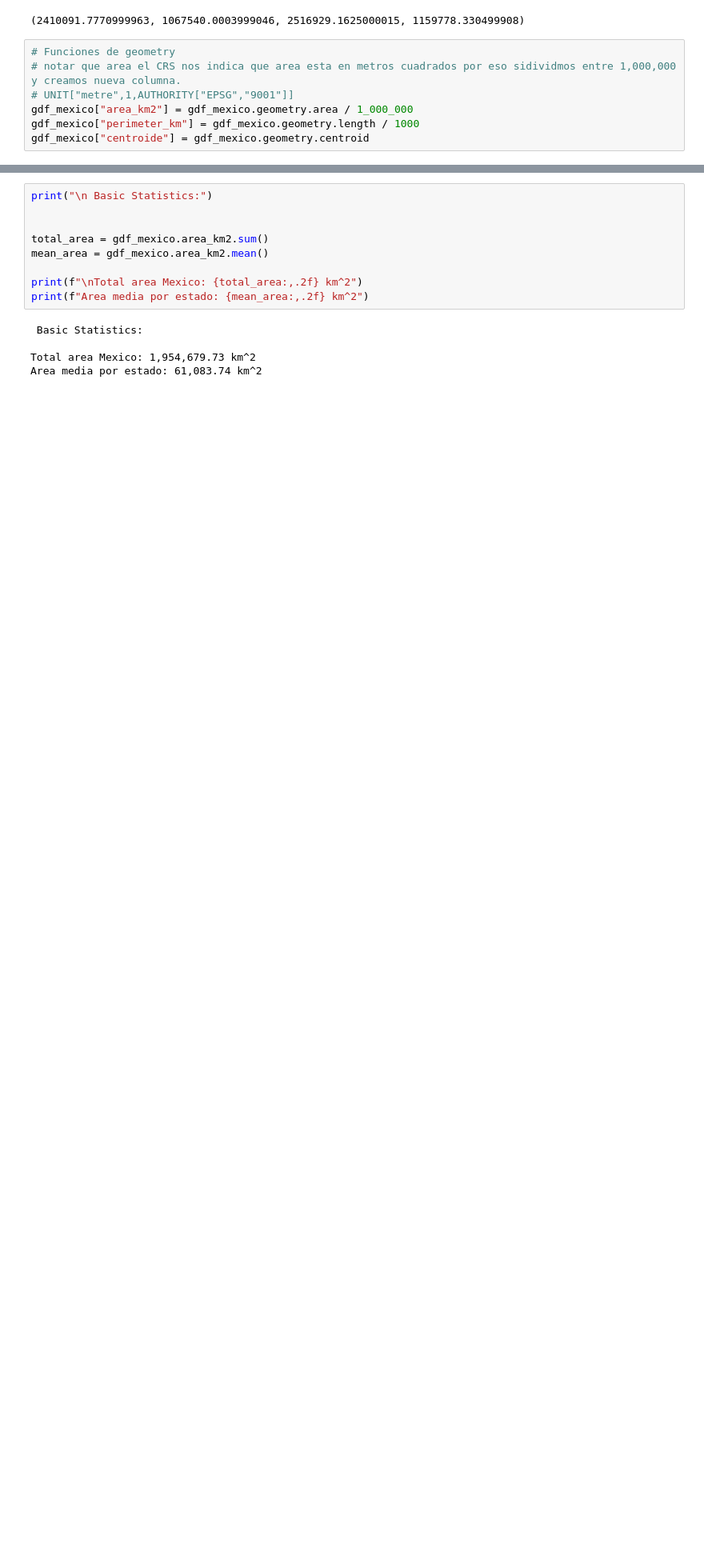
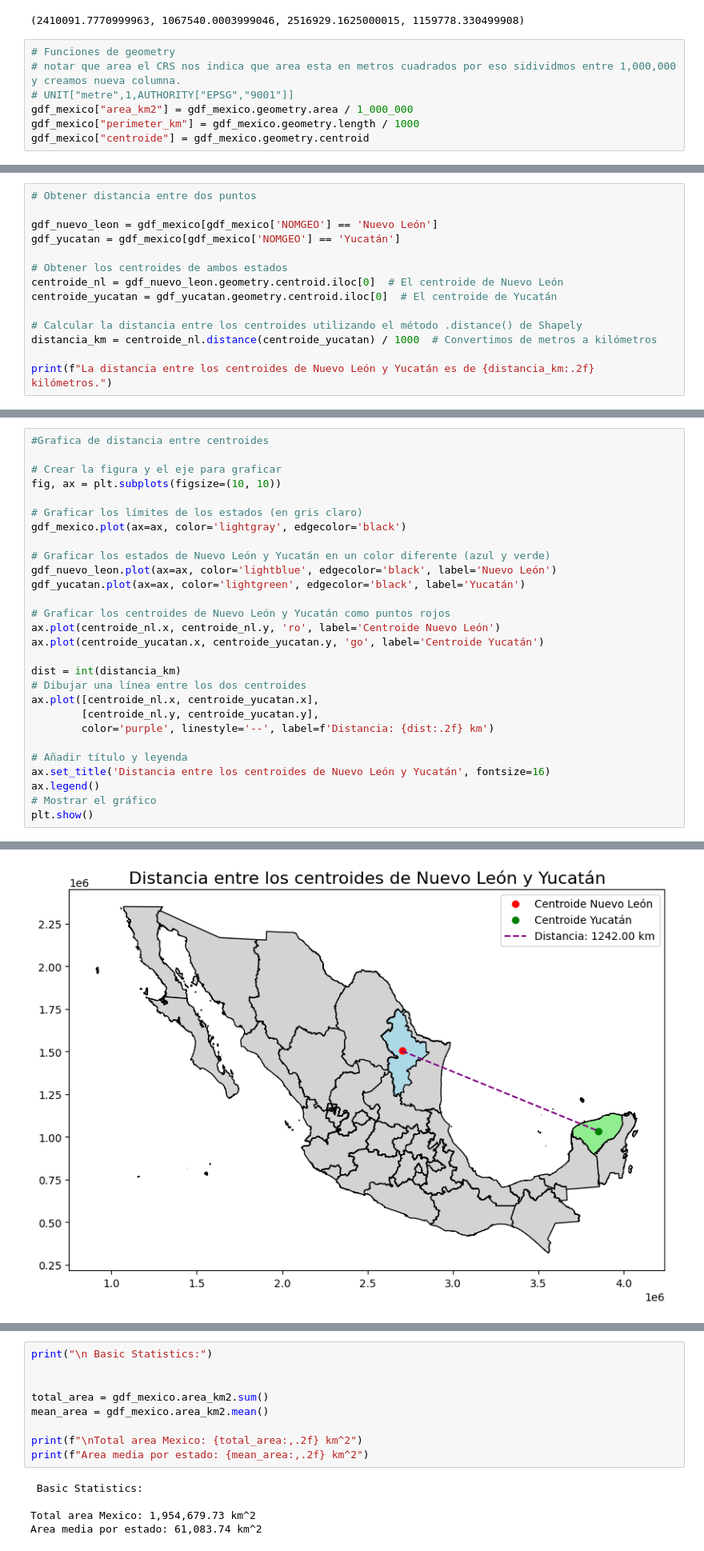
Before and after one commit to barbaperezf/INEGI-Shp, a Jupyter notebook: Clase.ipynb, the cells around one changed output, grey strips where cells are left out. Shown at 80% size. Saved outputs shown, nothing was run; the diff lists cells and outputs as text; blank space fills up the shorter version.

```diff
--- a/Clase.ipynb
+++ b/Clase.ipynb
@@ -119,0 +194,14 @@ gdf_mexico["centroide"] = gdf_mexico.geometry.centroid
+# %%
+# Obtener distancia entre dos puntos
+
+gdf_nuevo_leon = gdf_mexico[gdf_mexico['NOMGEO'] == 'Nuevo León']
+gdf_yucatan = gdf_mexico[gdf_mexico['NOMGEO'] == 'Yucatán']
+
+# Obtener los centroides de ambos estados
+centroide_nl = gdf_nuevo_leon.geometry.centroid.iloc[0]  # El centroide de Nuevo León
+centroide_yucatan = gdf_yucatan.geometry.centroid.iloc[0]  # El centroide de Yucatán
+
+# Calcular la distancia entre los centroides utilizando el método .distance() de Shapely
+distancia_km = centroide_nl.distance(centroide_yucatan) / 1000  # Convertimos de metros a kilómetros
+
+print(f"La distancia entre los centroides de Nuevo León y Yucatán es de {distancia_km:.2f} kilómetros.")
@@ -119,0 +210,29 @@ gdf_mexico["centroide"] = gdf_mexico.geometry.centroid
+# %%
+#Grafica de distancia entre centroides
+
+# Crear la figura y el eje para graficar
+fig, ax = plt.subplots(figsize=(10, 10))
+
+# Graficar los límites de los estados (en gris claro)
+gdf_mexico.plot(ax=ax, color='lightgray', edgecolor='black')
+
+# Graficar los estados de Nuevo León y Yucatán en un color diferente (azul y verde)
+gdf_nuevo_leon.plot(ax=ax, color='lightblue', edgecolor='black', label='Nuevo León')
+gdf_yucatan.plot(ax=ax, color='lightgreen', edgecolor='black', label='Yucatán')
+
+# Graficar los centroides de Nuevo León y Yucatán como puntos rojos
+ax.plot(centroide_nl.x, centroide_nl.y, 'ro', label='Centroide Nuevo León')
+ax.plot(centroide_yucatan.x, centroide_yucatan.y, 'go', label='Centroide Yucatán')
+
+dist = int(distancia_km)
+# Dibujar una línea entre los dos centroides
+ax.plot([centroide_nl.x, centroide_yucatan.x],
+        [centroide_nl.y, centroide_yucatan.y],
+        color='purple', linestyle='--', label=f'Distancia: {dist:.2f} km')
+
+# Añadir título y leyenda
+ax.set_title('Distancia entre los centroides de Nuevo León y Yucatán', fontsize=16)
+ax.legend()
+# Mostrar el gráfico
+plt.show()
+# %% [output]
@@ -119,0 +241 @@ gdf_mexico["centroide"] = gdf_mexico.geometry.centroid
+[figure, added]
```
Also changed, not shown: parts of 45 cells of this notebook.
